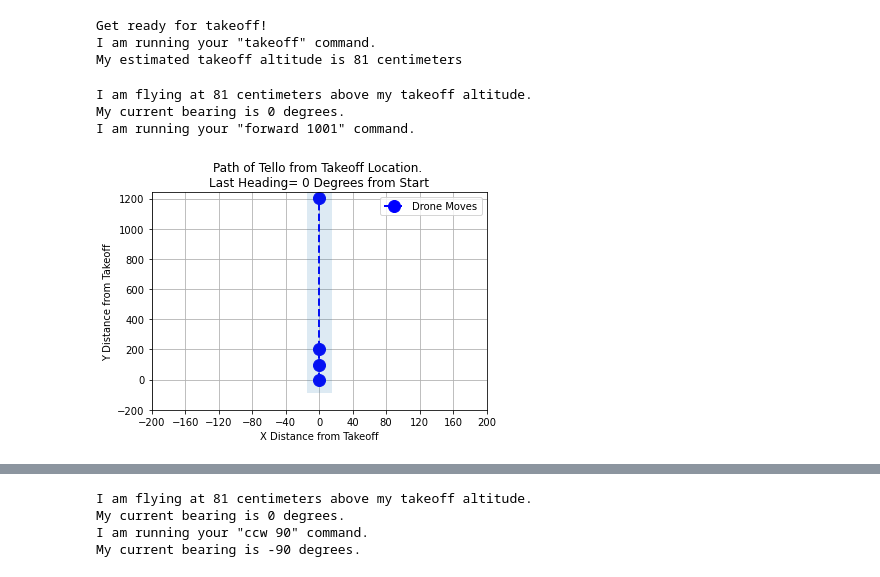
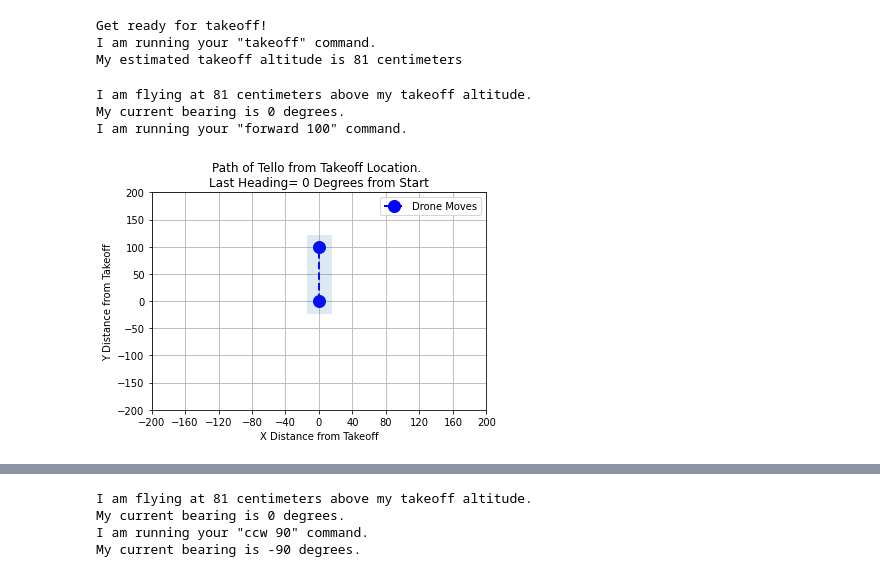
Before and after one commit to Fireline-Science/tello_sim, a Jupyter notebook: example_flight_notebook.ipynb, the cells around one changed output, grey strips where cells are left out. Drawn from its saved outputs; the diff is of its cells as text; code cells hidden in the pictures.

```diff
--- a/example_flight_notebook.ipynb
+++ b/example_flight_notebook.ipynb
@@ -14,11 +14,11 @@ Get ready for takeoff!
 I am running your "takeoff" command.
 My estimated takeoff altitude is 81 centimeters
 # %%
-my_drone.forward(1001, 25)
+my_drone.forward(100)
 # %% [output]
 I am flying at 81 centimeters above my takeoff altitude.
 My current bearing is 0 degrees.
-I am running your "forward 1001" command.
+I am running your "forward 100" command.
-[figure, old version]
+[figure, new version]
 # %%
 my_drone.flip("f")
```
Also changed, not shown: parts of 6 cells of this notebook.
